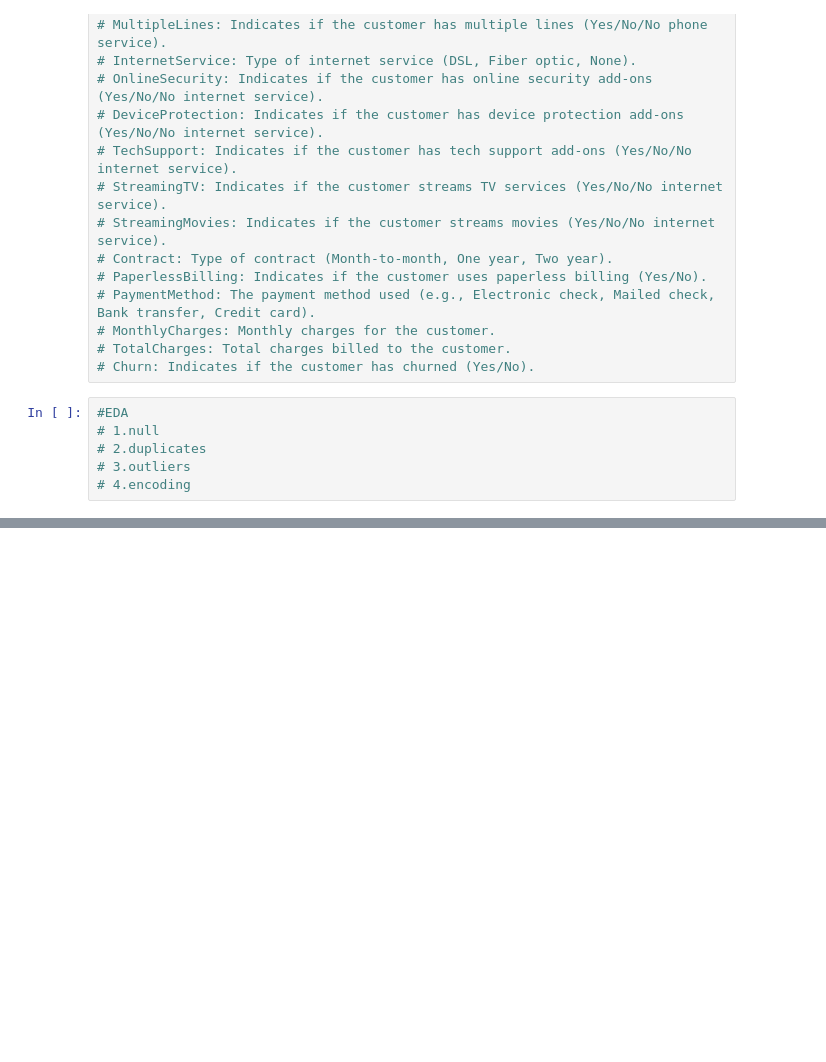
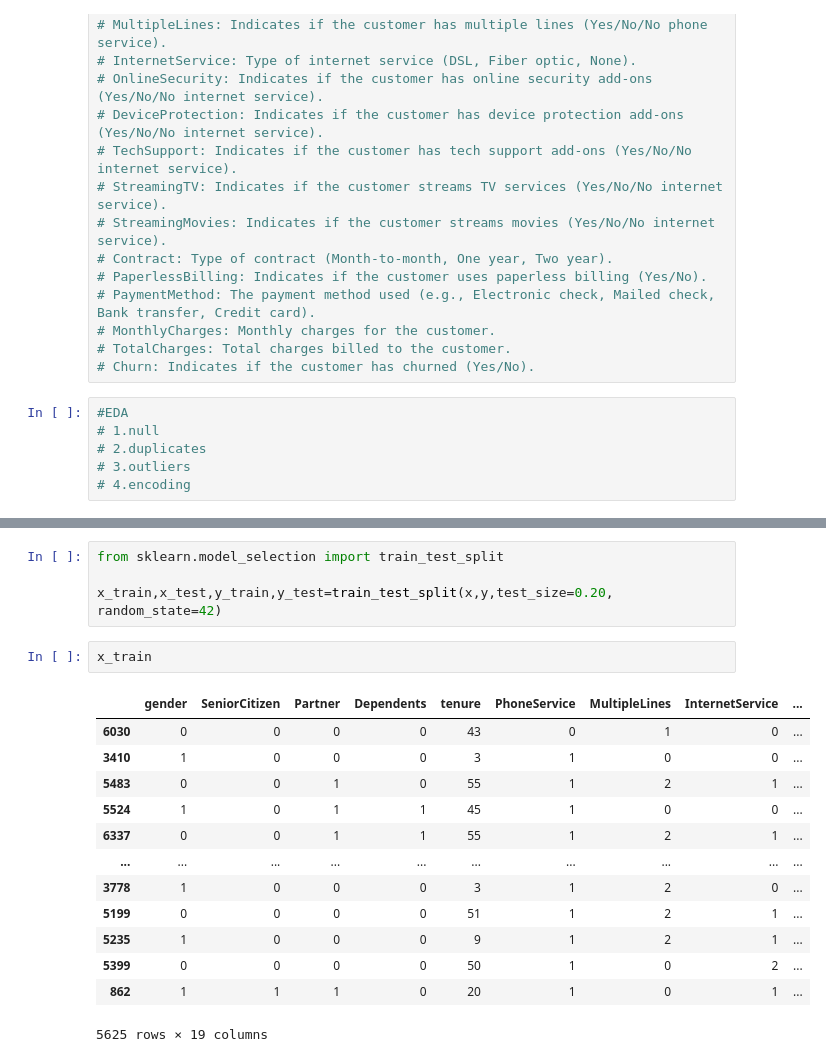
Before and after one commit to HarshaPriya03/PythonLearning, a Jupyter notebook: RandomForestHandsOn_Aisha(05_04).ipynb, the cells around one changed output, grey strips where cells are left out. Cells and saved outputs as stored; diff of their text form; blank space fills up the shorter version.

```diff
--- a/RandomForestHandsOn_Aisha(05_04).ipynb
+++ b/RandomForestHandsOn_Aisha(05_04).ipynb
@@ -57,0 +316,20 @@ df
+# %%
+from sklearn.model_selection import train_test_split
+
+x_train,x_test,y_train,y_test=train_test_split(x,y,test_size=0.20, random_state=42)
+# %%
+x_train
+# %% [output]
+|  | gender | SeniorCitizen | Partner | Dependents | tenure | PhoneService | MultipleLines | InternetService | ... |
+| 6030 | 0 | 0 | 0 | 0 | 43 | 0 | 1 | 0 | ... |
+| 3410 | 1 | 0 | 0 | 0 | 3 | 1 | 0 | 0 | ... |
+| 5483 | 0 | 0 | 1 | 0 | 55 | 1 | 2 | 1 | ... |
+| 5524 | 1 | 0 | 1 | 1 | 45 | 1 | 0 | 0 | ... |
+| 6337 | 0 | 0 | 1 | 1 | 55 | 1 | 2 | 1 | ... |
+| ... | ... | ... | ... | ... | ... | ... | ... | ... | ... |
+| 3778 | 1 | 0 | 0 | 0 | 3 | 1 | 2 | 0 | ... |
+| 5199 | 0 | 0 | 0 | 0 | 51 | 1 | 2 | 1 | ... |
+| 5235 | 1 | 0 | 0 | 0 | 9 | 1 | 2 | 1 | ... |
+| 5399 | 0 | 0 | 0 | 0 | 50 | 1 | 0 | 2 | ... |
+| 862 | 1 | 1 | 1 | 0 | 20 | 1 | 0 | 1 | ... |
+5625 rows × 19 columns
```
Also changed, not shown: parts of 41 cells of this notebook.
